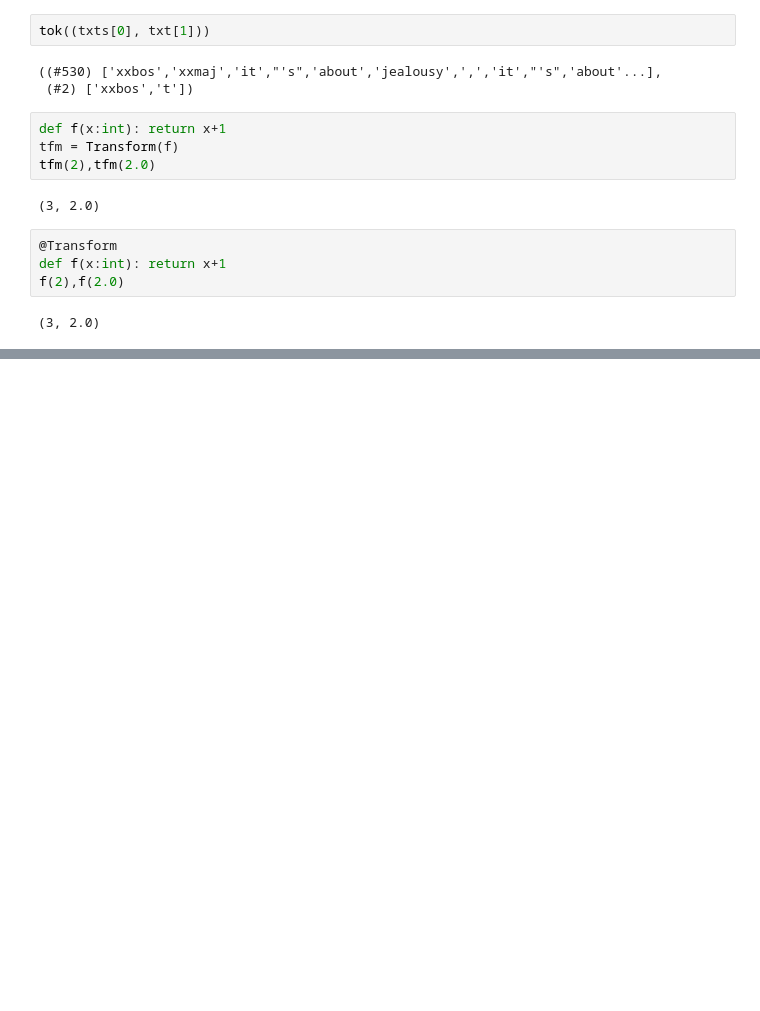
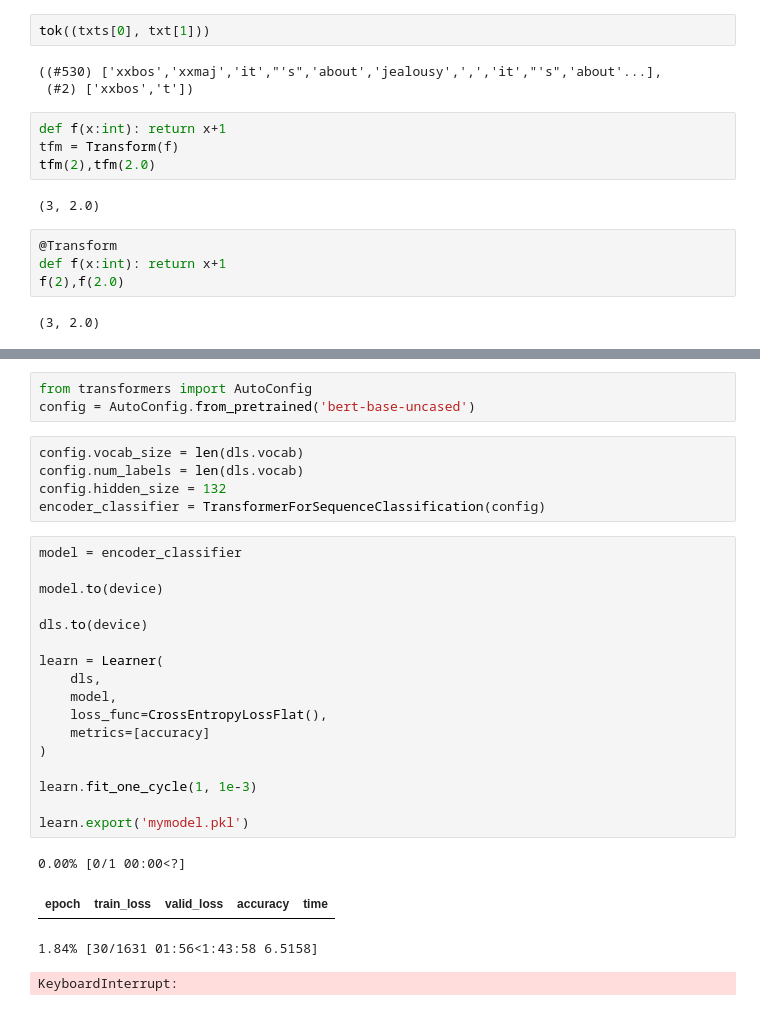
Before and after one commit to chTeut/gnn_project, a Jupyter notebook: FastAI/fastai_custom_tokenizer.ipynb, the cells around one changed output, grey strips where cells are left out. Cells and saved outputs as stored; diff of their text form; blank space fills up the shorter version.

```diff
--- a/FastAI/fastai_custom_tokenizer.ipynb
+++ b/FastAI/fastai_custom_tokenizer.ipynb
@@ -132,0 +375,30 @@ class NormalizeMean(Transform):
+# %%
+from transformers import AutoConfig
+config = AutoConfig.from_pretrained('bert-base-uncased')
+# %%
+config.vocab_size = len(dls.vocab)
+config.num_labels = len(dls.vocab)
+config.hidden_size = 132
+encoder_classifier = TransformerForSequenceClassification(config)
+# %%
+model = encoder_classifier
+
+model.to(device)
+
+dls.to(device)
+
+learn = Learner(
+    dls,
+    model,
+    loss_func=CrossEntropyLossFlat(),
+    metrics=[accuracy]
+)
+
+learn.fit_one_cycle(1, 1e-3)
+
+learn.export('mymodel.pkl')
+# %% [output]
+0.00% [0/1 00:00<?]
+| epoch | train_loss | valid_loss | accuracy | time |
+1.84% [30/1631 01:56<1:43:58 6.5158]
+KeyboardInterrupt:
```
Also changed, not shown: parts of 22 cells of this notebook.
